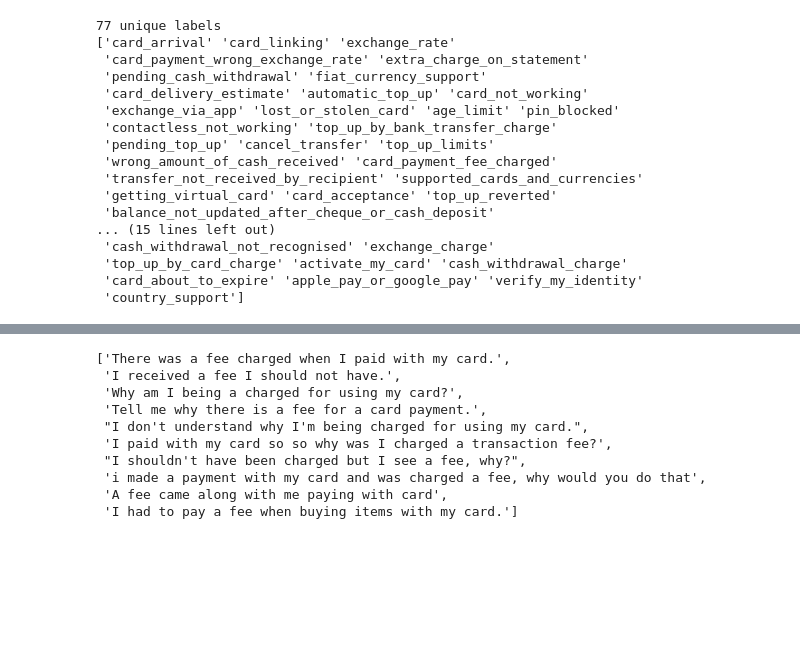
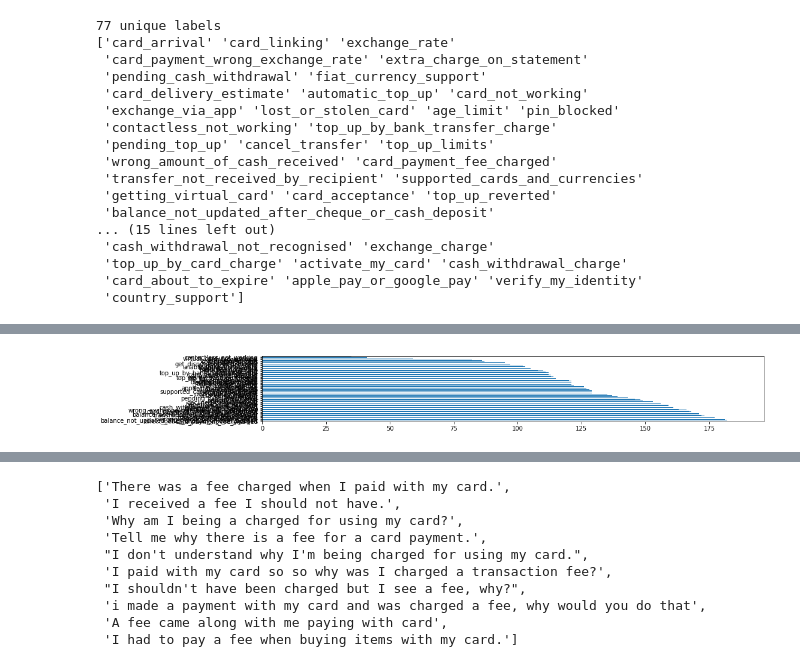
Before and after one commit to language-org/u2i, a Jupyter notebook: intent/notebooks/explore.ipynb, the cells around one changed output, grey strips where cells are left out. Saved outputs shown, nothing was run; the diff lists cells and outputs as text; code cells hidden in the pictures; blank space fills up the shorter version.

```diff
--- a/intent/notebooks/explore.ipynb
+++ b/intent/notebooks/explore.ipynb
@@ -95,0 +76,8 @@ Took 0.24 secs
+# %%
+# horizontal plot
+tic = time.time()
+train_data.category.value_counts().plot.barh(
+    figsize=(15,2)
+    );
+print('Took {} secs'.format(np.round(time.time()-tic,2)))
+# %% [output]
@@ -96,3 +85,4 @@ Took 0.24 secs
+[figure, added]
 # %%
 # list labels sorted by occurrence frequency
 intents_by_popularity = train_data.category.value_counts().index.tolist()
```
Also changed, not shown: parts of 8 cells of this notebook, 12 other files.
